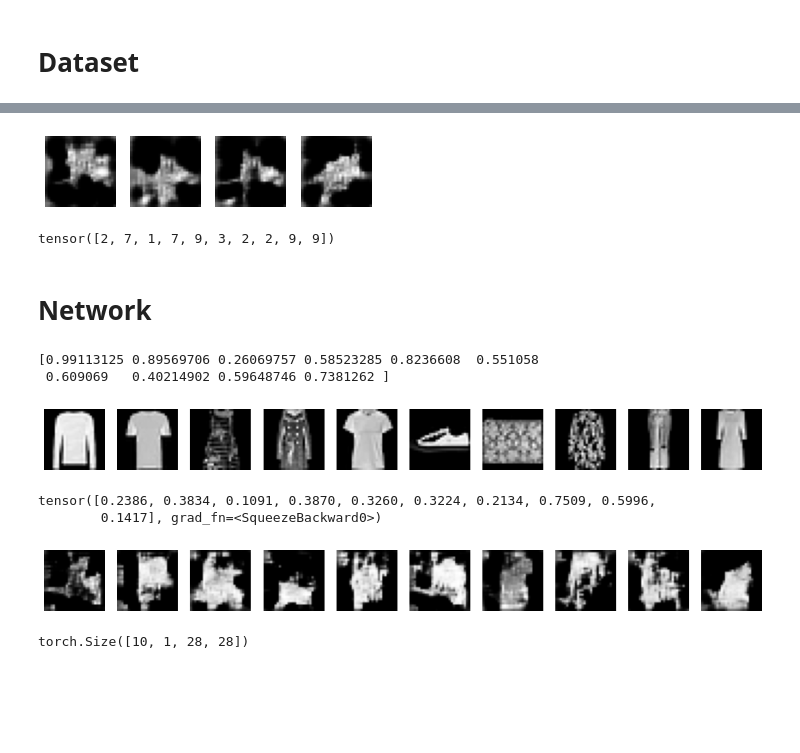
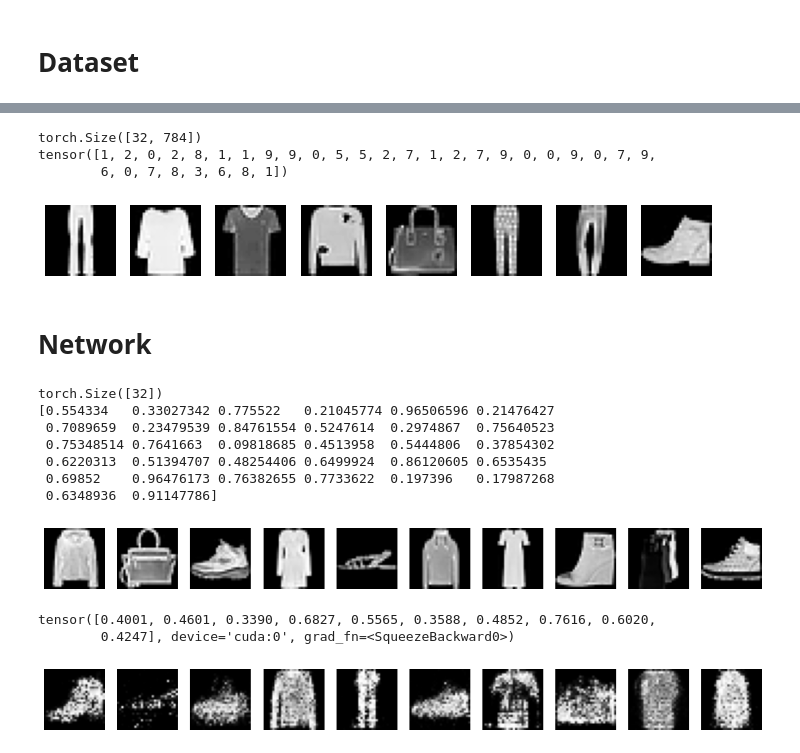
Before and after one commit to jorchard/gan, a Jupyter notebook: gan.ipynb, the cells around one changed output, grey strips where cells are left out. Cells and saved outputs as stored; diff of their text form; code cells hidden in the pictures; blank space fills up the shorter version.

```diff
--- a/gan.ipynb
+++ b/gan.ipynb
@@ -29,6 +56,8 @@ ds_train_full = torchvision.datasets.MNIST('./files/', train=True, download=True
 ds_train_full = torchvision.datasets.FashionMNIST('./fashion_files/', train=True, download=True,
                             transform=torchvision.transforms.Compose([
                             torchvision.transforms.ToTensor(),
+                            torchvision.transforms.Normalize((0.5,),(0.5,)),
+                            torchvision.transforms.Lambda((lambda x: torch.flatten(x))),
                             ]))
 # %%
 # You can change img_size to 14 if you want to use smaller (14x14) images.
@@ -39,14 +70,16 @@ ds_test = torchvision.datasets.FashionMNIST('./fashion_files/', train=False, dow
 # %%
-ds_train = torch.utils.data.Subset(ds_train_full, range(1024))
+#ds_train = torch.utils.data.Subset(ds_train_full, range(1024))
+ds_train = ds_train_full
 # %%
 x,t = ds_train.__getitem__(0)
 # %%
 def draw(X):
+    img_size = 28
     def draw_single(x):
         with torch.no_grad():
             plt.imshow(x.detach().cpu().numpy().reshape((img_size, img_size)), cmap='gray');
             plt.axis('off');
-    if len(X.shape)==4:  # display a batch
+    if len(X.shape)==4 or len(X.shape)==2:  # display a batch
         N = X.shape[0]
         plt.figure(figsize=(15,3))
         for k,xx in enumerate(X):
@@ -54,7 +87,19 @@ def draw(X):
             draw_single(xx)
     else:
         draw_single(X)
+# %%
+# Batched, for training
+batch_size_train = 32
+train_dl = torch.utils.data.DataLoader(ds_train, batch_size=batch_size_train, shuffle=True)
+# %%
+x,t = next(iter(train_dl))
+print(x.shape)
+print(t)
+# %% [output]
+torch.Size([32, 784])
+tensor([1, 2, 0, 2, 8, 1, 1, 9, 9, 0, 5, 5, 2, 7, 1, 2, 7, 9, 0, 0, 9, 0, 7, 9,
+        6, 0, 7, 8, 3, 6, 8, 1])
 # %%
-draw(x[:4])
+draw(x[:8])
 # %% [output]
-[figure, old version]
+[figure, new version]
@@ -65,9 +106,3 @@ train_dl = torch.utils.data.DataLoader(ds_train, batch_size=batch_size_train, sh
-# %%
-x,t = next(iter(train_dl))
-x.shape
-print(t)
-# %% [output]
-tensor([2, 7, 1, 7, 9, 3, 2, 2, 9, 9])
 # %% [markdown]
 # Network
 # %%
@@ -189,22 +335,24 @@ net.learn(train_dl, epochs=100, lr=0.001)
 # %%
 x,t = next(iter(train_dl))
-y = net.discriminate(x)
-draw(x);
-print(f'{y.detach().numpy()}')
+y = net.discriminate(x.to(device))
+print(y.shape)
+draw(x[:10]);
+print(f'{y.detach().cpu().numpy()}')
 # %% [output]
-[0.99113125 0.89569706 0.26069757 0.58523285 0.8236608  0.551058
- 0.609069   0.40214902 0.59648746 0.7381262 ]
+torch.Size([32])
+[0.554334   0.33027342 0.775522   0.21045774 0.96506596 0.21476427
+ 0.7089659  0.23479539 0.84761554 0.5247614  0.2974867  0.75640523
+ 0.75348514 0.7641663  0.09818685 0.4513958  0.5444806  0.37854302
+ 0.6220313  0.51394707 0.48254406 0.6499924  0.86120605 0.6535435
+ 0.69852    0.96476173 0.76382655 0.7733622  0.197396   0.17987268
+ 0.6348936  0.91147786]
-[figure, old version]
+[figure, new version]
 # %%
-x = net.generate(n=10)
+x = net.generate(n=10).to(device)
 y = net(x)
-draw(x)
+draw(x[:10])
 print(y)
 # %% [output]
-tensor([0.2386, 0.3834, 0.1091, 0.3870, 0.3260, 0.3224, 0.2134, 0.7509, 0.5996,
-        0.1417], grad_fn=<SqueezeBackward0>)
+tensor([0.4001, 0.4601, 0.3390, 0.6827, 0.5565, 0.3588, 0.4852, 0.7616, 0.6020,
+        0.4247], device='cuda:0', grad_fn=<SqueezeBackward0>)
-[figure, old version]
+[figure, new version]
-# %%
-x.shape
-# %% [output]
-torch.Size([10, 1, 28, 28])
```
Also changed, not shown: parts of 11 cells of this notebook, 2 other files.
